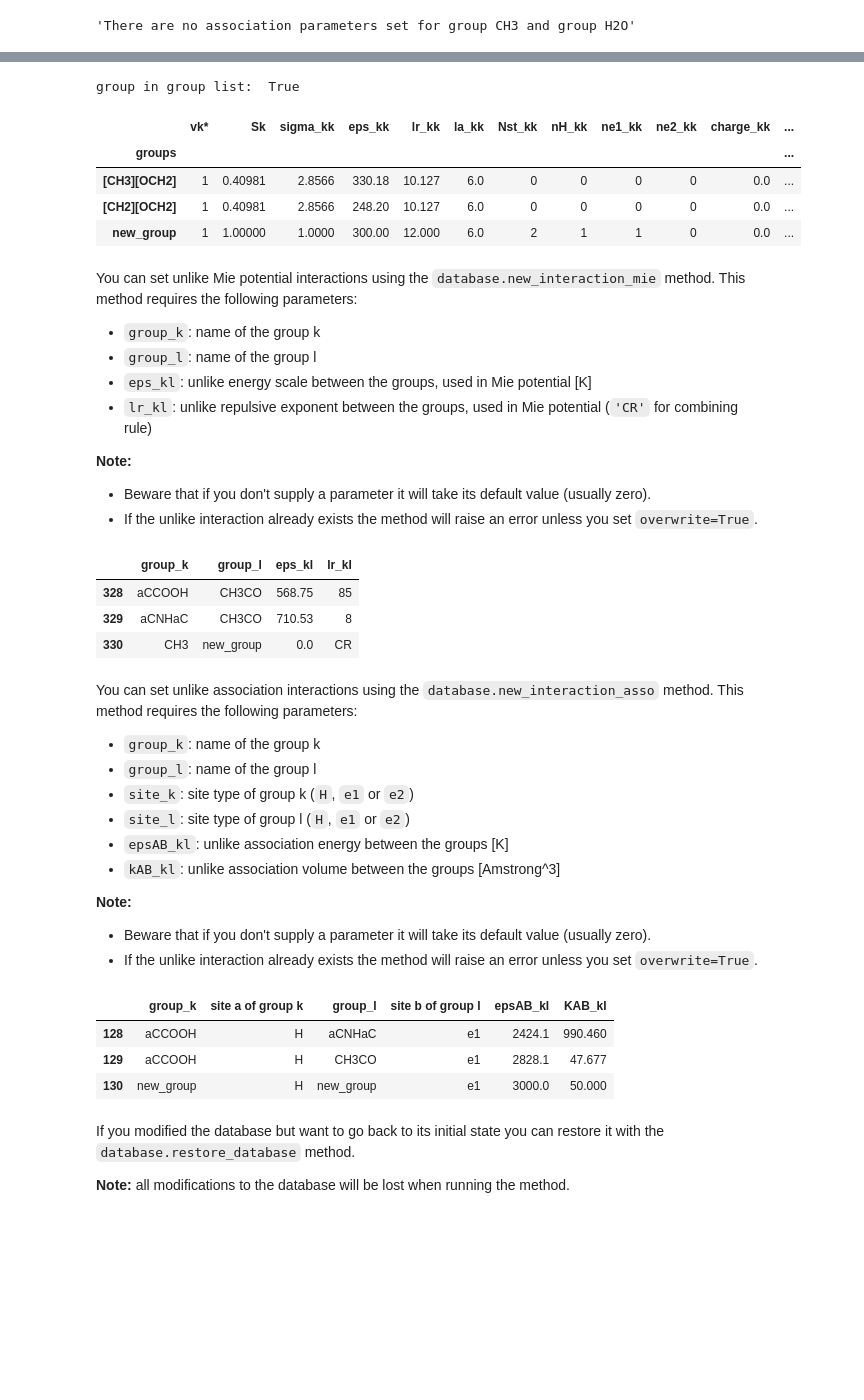
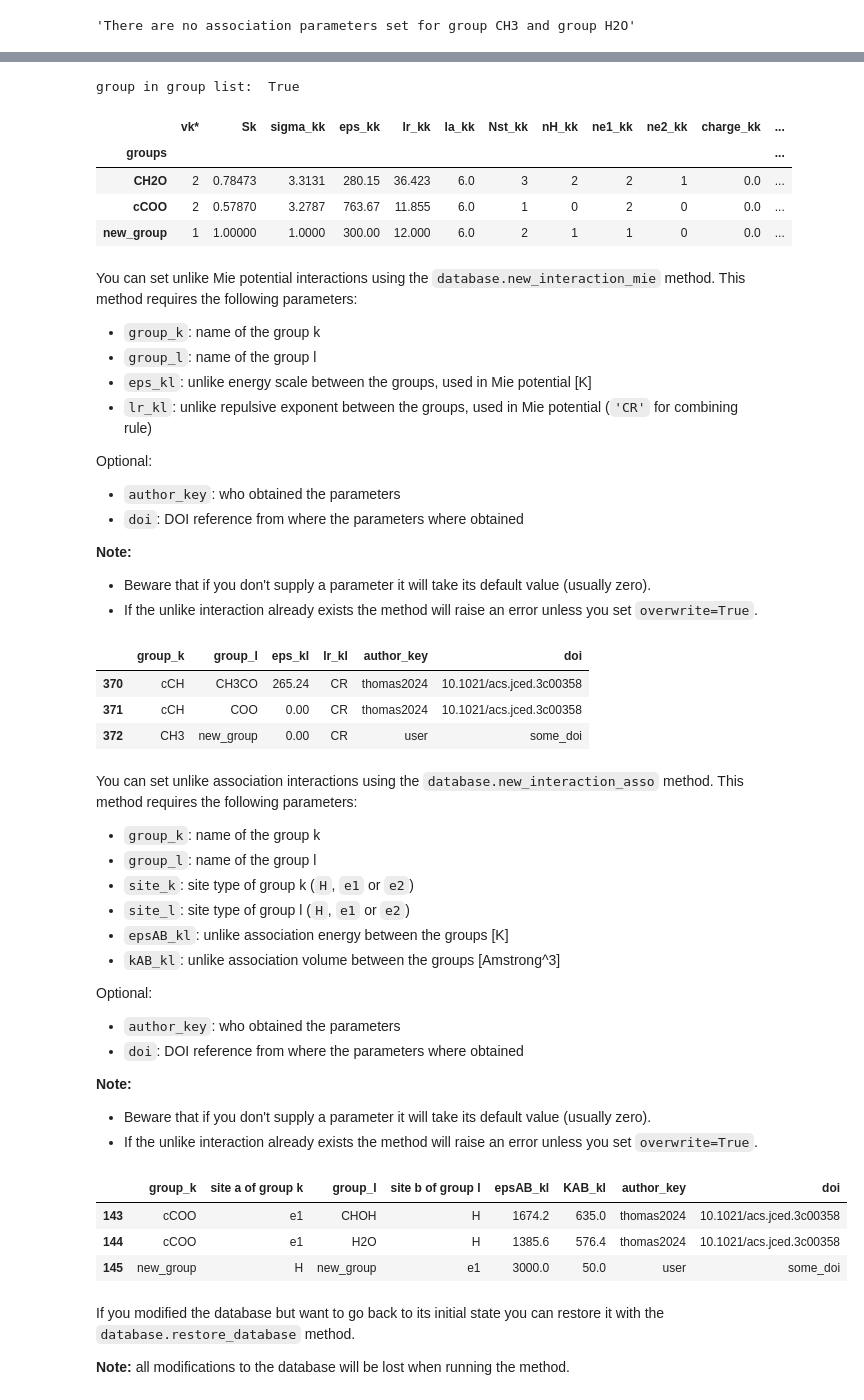
Before and after one commit to gustavochm/sgtpy, a Jupyter notebook: examples/GC SAFT-Gamma-Mie Examples/1. Database.ipynb, the cells around one changed output, grey strips where cells are left out. Cells and saved outputs as stored; diff of their text form; code cells hidden in the pictures; blank space fills up the shorter version.

Commit message:
updated examples for v0.0.19 (updated database, not in phase solvers and computing xass)

````diff
--- a/examples/GC SAFT-Gamma-Mie Examples/1. Database.ipynb
+++ b/examples/GC SAFT-Gamma-Mie Examples/1. Database.ipynb
@@ -119,7 +123,8 @@ To create a new group you need to supply the following parameters:
 - If the group already exists the method will raise an error unless you set ```overwrite=True```.
 # %%
 # adding a new group with overtwrite=True
-database.add_group(name='new_group', vk=1, Sk=1, sigma=1., eps=300., nH=1, ne1=1, overwrite=True)
+database.add_group(name='new_group', vk=1, Sk=1, sigma=1., eps=300., nH=1, ne1=1,
+                   author_key='user', doi='some_doi', overwrite=True)
 
 print('group in group list: ','new_group' in database.group_list)
 
@@ -128,8 +133,8 @@ database.df_groups.tail(n=3)
 group in group list:  True
 |  | vk* | Sk | sigma_kk | eps_kk | lr_kk | la_kk | Nst_kk | nH_kk | ne1_kk | ne2_kk | charge_kk | ... |
 | groups |  |  |  |  |  |  |  |  |  |  |  | ... |
-| [CH3][OCH2] | 1 | 0.40981 | 2.8566 | 330.18 | 10.127 | 6.0 | 0 | 0 | 0 | 0 | 0.0 | ... |
-| [CH2][OCH2] | 1 | 0.40981 | 2.8566 | 248.20 | 10.127 | 6.0 | 0 | 0 | 0 | 0 | 0.0 | ... |
+| CH2O | 2 | 0.78473 | 3.3131 | 280.15 | 36.423 | 6.0 | 3 | 2 | 2 | 1 | 0.0 | ... |
+| cCOO | 2 | 0.57870 | 3.2787 | 763.67 | 11.855 | 6.0 | 1 | 0 | 2 | 0 | 0.0 | ... |
 | new_group | 1 | 1.00000 | 1.0000 | 300.00 | 12.000 | 6.0 | 2 | 1 | 1 | 0 | 0.0 | ... |
 # %% [markdown]
 You can set unlike Mie potential interactions using the ```database.new_interaction_mie``` method.
@@ -139,6 +144,10 @@ This method requires the following parameters:
  - `eps_kl`: unlike energy scale between the groups, used in Mie potential [K]
  - `lr_kl`: unlike repulsive exponent between the groups, used in Mie potential (`'CR'` for combining rule)
 
+Optional:
+ - `author_key`: who obtained the parameters
+ - `doi`: DOI reference from where the parameters where obtained
+
 **Note:**
 - Beware that if you don't supply a parameter it will take its default value (usually zero).
 - If the unlike interaction already exists the method will raise an error unless you set ```overwrite=True```.
@@ -148,14 +157,14 @@ group_k = 'CH3'
 group_l = 'new_group'
 eps_kl = 0.
 lr_kl = 'CR'
-database.new_interaction_mie(group_k, group_l, eps_kl, lr_kl, overwrite=True)
+database.new_interaction_mie(group_k, group_l, eps_kl, lr_kl, author_key='user', doi='some_doi', overwrite=True)
 
 database.df_mie_kl.tail(n=3)
 # %% [output]
-|  | group_k | group_l | eps_kl | lr_kl |
-| 328 | aCCOOH | CH3CO | 568.75 | 85 |
-| 329 | aCNHaC | CH3CO | 710.53 | 8 |
-| 330 | CH3 | new_group | 0.0 | CR |
+|  | group_k | group_l | eps_kl | lr_kl | author_key | doi |
+| 370 | cCH | CH3CO | 265.24 | CR | thomas2024 | 10.1021/acs.jced.3c00358 |
+| 371 | cCH | COO | 0.00 | CR | thomas2024 | 10.1021/acs.jced.3c00358 |
+| 372 | CH3 | new_group | 0.00 | CR | user | some_doi |
 # %% [markdown]
 You can set unlike association interactions using the ```database.new_interaction_asso``` method.
 This method requires the following parameters:
@@ -166,25 +175,30 @@ This method requires the following parameters:
  - `epsAB_kl`: unlike association energy between the groups [K]
  - `kAB_kl`: unlike association volume between the groups [Amstrong^3]
 
+Optional:
+ - `author_key`: who obtained the parameters
+ - `doi`: DOI reference from where the parameters where obtained
+
 **Note:**
 - Beware that if you don't supply a parameter it will take its default value (usually zero).
 - If the unlike interaction already exists the method will raise an error unless you set ```overwrite=True```.
 # %%
 # setting an unlike association interaction
 group_k = 'new_group'
 group_l = 'new_group'
 site_k = 'H'
 site_l = 'e1'
 epsAB_kl = 3000.
 kAB_kl = 50.
-database.new_interaction_asso(group_k, group_l, site_k, site_l, epsAB_kl, kAB_kl, overwrite=True)
+database.new_interaction_asso(group_k, group_l, site_k, site_l, epsAB_kl, kAB_kl,
+                              author_key='user', doi='some_doi', overwrite=True)
 
 database.df_asso_kl.tail(n=3)
 # %% [output]
-|  | group_k | site a of group k | group_l | site b of group l | epsAB_kl | KAB_kl |
-| 128 | aCCOOH | H | aCNHaC | e1 | 2424.1 | 990.460 |
-| 129 | aCCOOH | H | CH3CO | e1 | 2828.1 | 47.677 |
-| 130 | new_group | H | new_group | e1 | 3000.0 | 50.000 |
+|  | group_k | site a of group k | group_l | site b of group l | epsAB_kl | KAB_kl | author_key | doi |
+| 143 | cCOO | e1 | CHOH | H | 1674.2 | 635.0 | thomas2024 | 10.1021/acs.jced.3c00358 |
+| 144 | cCOO | e1 | H2O | H | 1385.6 | 576.4 | thomas2024 | 10.1021/acs.jced.3c00358 |
+| 145 | new_group | H | new_group | e1 | 3000.0 | 50.0 | user | some_doi |
 # %% [markdown]
 If you modified the database but want to go back to its initial state you can restore it with the ```database.restore_database``` method.
 
````
Also changed, not shown: parts of 5 cells of this notebook, 14 other files.
